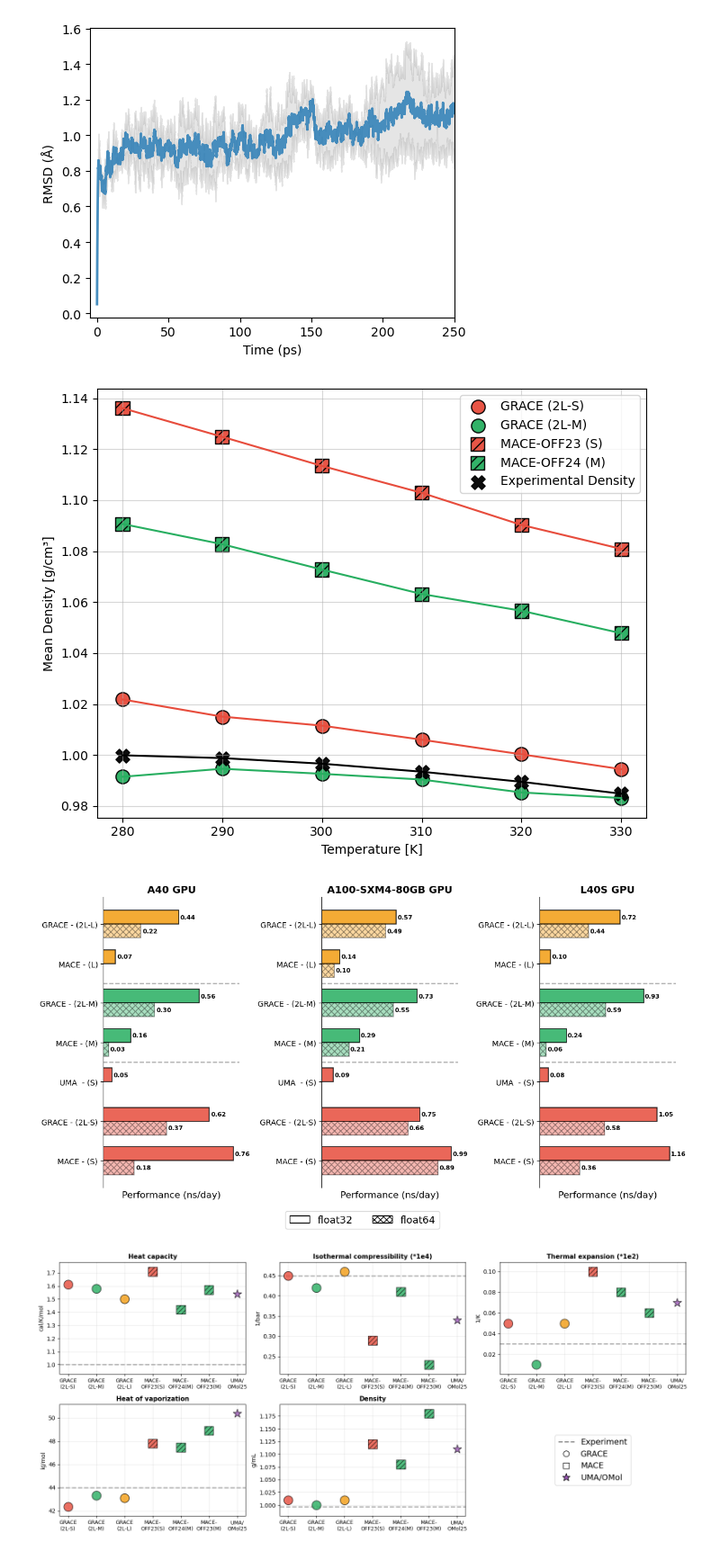
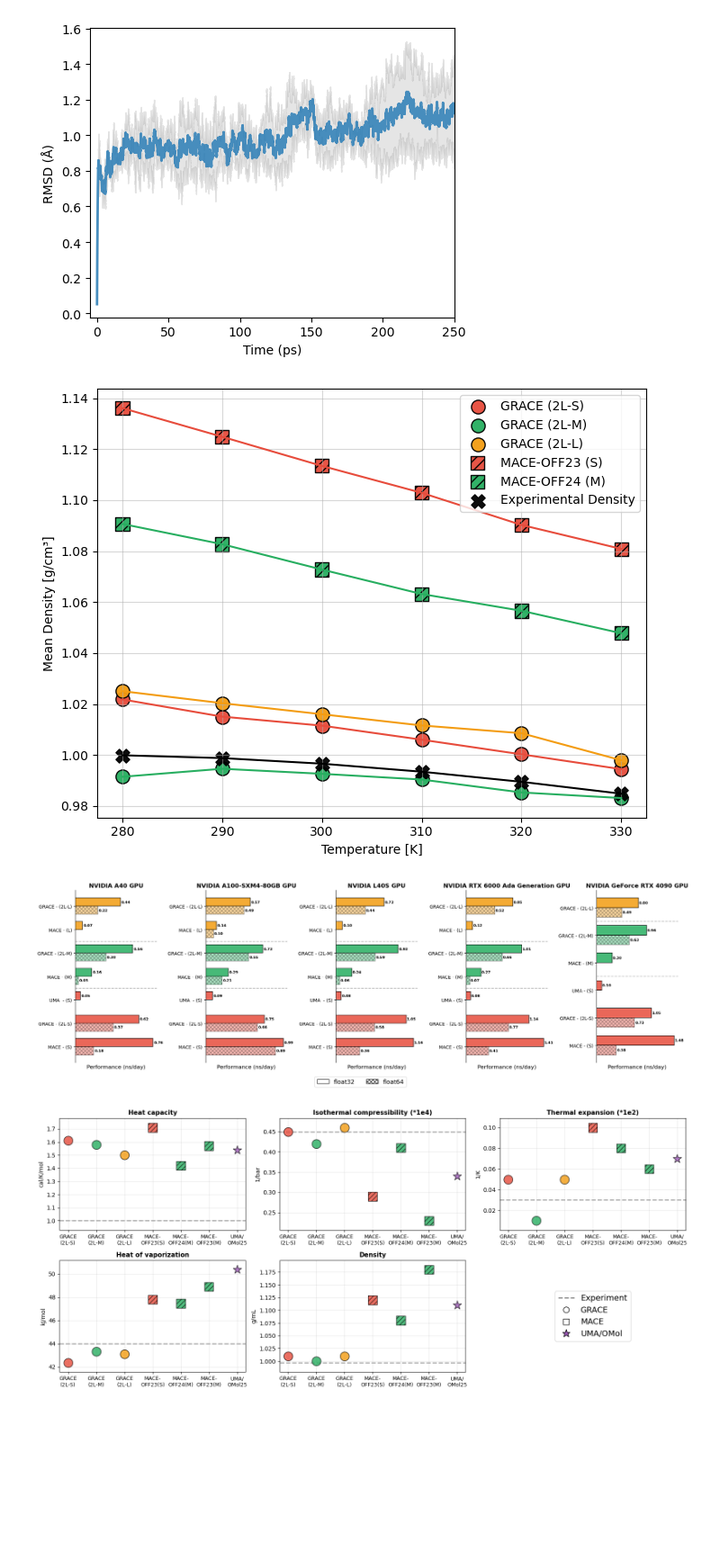
Before and after one commit to heid-lab/grace-off, a Jupyter notebook: analysis/final_plots.ipynb, the cells around one changed output. Shown at 90% size. Cells and saved outputs as stored; diff of their text form; code cells hidden in the pictures; blank space fills up the shorter version.

Commit message:
update plots

```diff
--- a/analysis/final_plots.ipynb
+++ b/analysis/final_plots.ipynb
@@ -610,6 +610,11 @@ plot_styles = {
         "color": size_colors["medium"],
         "marker": marker_styles["grace"],
         "label": "GRACE (2L-M)",
+    },
+    "GRACE (2L-L)": {
+        "color": size_colors["large"],
+        "marker": marker_styles["grace"],
+        "label": "GRACE (2L-L)",
     },
     "MACE (S)": {
         "color": size_colors["small"],
@@ -693,7 +698,7 @@ plt.tight_layout()
 plt.savefig("density_vs_temperature.pdf")
 plt.show()
 # %% [output]
-[figure, old version]
+[figure, new version]
 # %%
 data = pd.read_csv("speedTest/speed_test_results.csv")
 # Sort data by size first (grouping (2L-S) and (S) as small, etc.), then by model_type
@@ -703,11 +708,12 @@ data["size_order"] = data["model_size"].map(size_order)
 data["model_order"] = data["model_type"].map(model_order)
 sorted_data = data.sort_values(["size_order", "model_order"], ascending=[True, True])
 
-# Create 1x3 subplot for each GPU
-fig, axes = plt.subplots(1, 3, figsize=(12, 6), sharey=False)
+# Create 1x5 subplot for each GPU
+fig, axes = plt.subplots(1, 5, figsize=(20, 6), sharey=False)
 
 # Process each GPU
-gpu_names = ["NVIDIA A40", "NVIDIA A100-SXM4-80GB", "NVIDIA L40S"]
+gpu_names = ["NVIDIA A40", "NVIDIA A100-SXM4-80GB", "NVIDIA L40S", "NVIDIA RTX 6000 Ada Generation", "NVIDIA GeForce RTX 4090"]
+gpu_names_full = ["NVIDIA A40", "NVIDIA A100-SXM4-80GB", "NVIDIA L40S", "NVIDIA RTX 6000 Ada Generation", "NVIDIA GeForce RTX 4090"]
 
 for idx, gpu_name in enumerate(gpu_names):
     ax = axes[idx]
@@ -788,7 +794,9 @@ for idx, gpu_name in enumerate(gpu_names):
     ax.set_yticks(y_pos)
     ax.set_yticklabels(configs, fontsize=10)
     ax.set_xlabel("Performance (ns/day)", fontsize=12)
-    ax.set_title(f"{gpu_name.split()[-1]} GPU", fontsize=13, fontweight="bold")
+    # ax.set_title(f"{gpu_name.split()[-1]} GPU", fontsize=13, fontweight="bold")
+    ax.set_title(f"{gpu_names_full[idx]} GPU", fontsize=13, fontweight="bold")
+
     # ax.grid(True, alpha=0.3, axis='x')
     # ax.legend(loc='upper right', fontsize=10)
 
@@ -798,34 +806,34 @@ for idx, gpu_name in enumerate(gpu_names):
     ax.spines["bottom"].set_visible(False)
 
     # Remove x-axis ticks and labels
     ax.tick_params(axis="x", which="both", bottom=False, top=False, labelbottom=False)
 
     # Add separator lines between size groups (between small-medium and medium-large)
     for pos in [2.5, 4.5]:
         ax.axhline(y=pos, color="gray", linestyle="--", linewidth=1.5, alpha=0.6)
 
 # Create legend for sizes and float32 pattern
 from matplotlib.patches import Patch
 
 legend_elements = [  # Patch(facecolor='#e74c3c', edgecolor='black', label='Small', alpha=0.7),
     #    Patch(facecolor='#27ae60', edgecolor='black', label='Medium', alpha=0.7),
     #    Patch(facecolor='#f39c12', edgecolor='black', label='Large', alpha=0.7),
     Patch(facecolor="white", edgecolor="black", label="float32"),
     Patch(facecolor="white", edgecolor="black", hatch="xxx", label="float64"),
 ]
 fig.legend(
     handles=legend_elements,
     loc="lower center",
     bbox_to_anchor=(0.5, -0.08),
     ncol=5,
     fontsize=13,
 )
 
 plt.tight_layout()
 plt.savefig("compPerformance.pdf", bbox_inches="tight")
 plt.show()
 # %% [output]
-[figure, old version]
+[figure, new version]
 # %%
 # Dictionary containing all properties for different models
 properties_data = {
```
Also changed, not shown: 6 other files.
